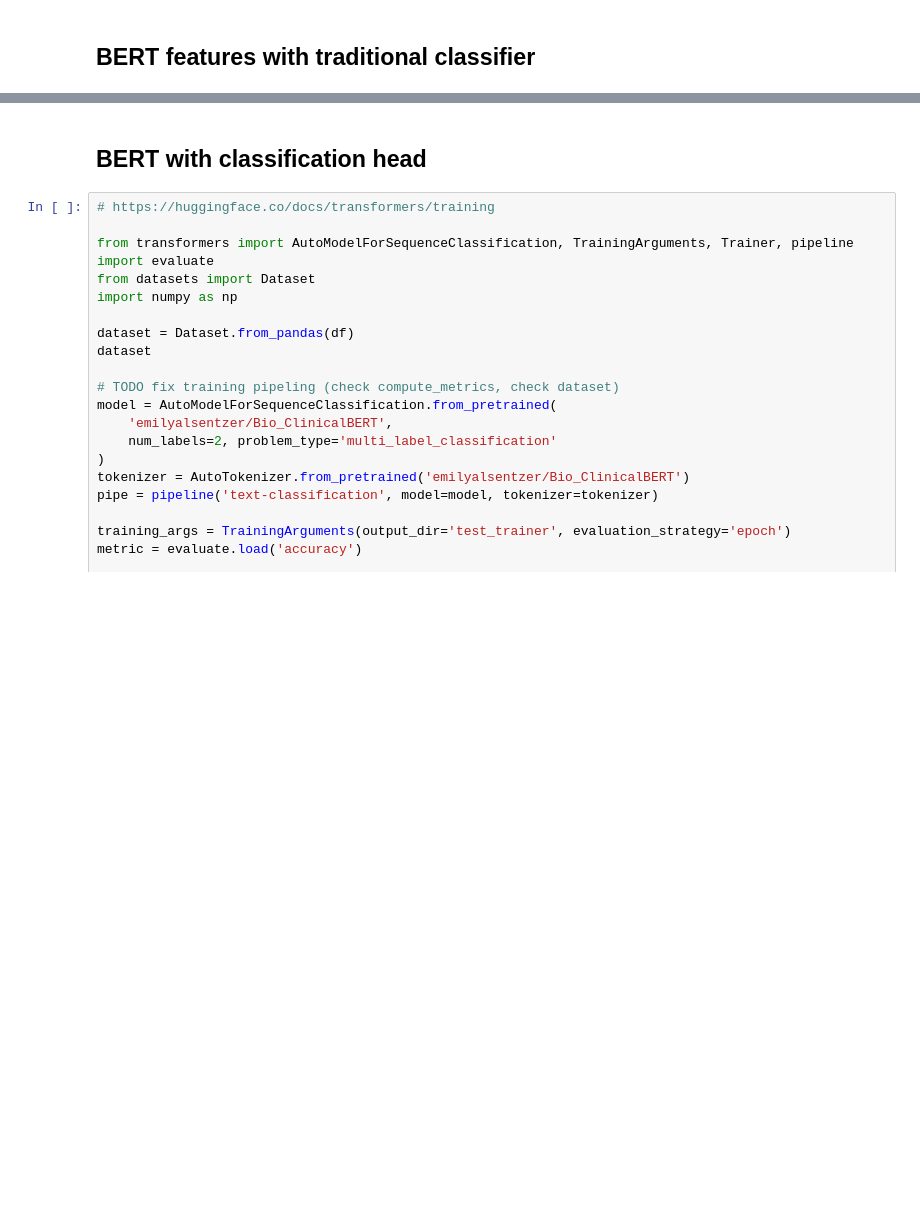
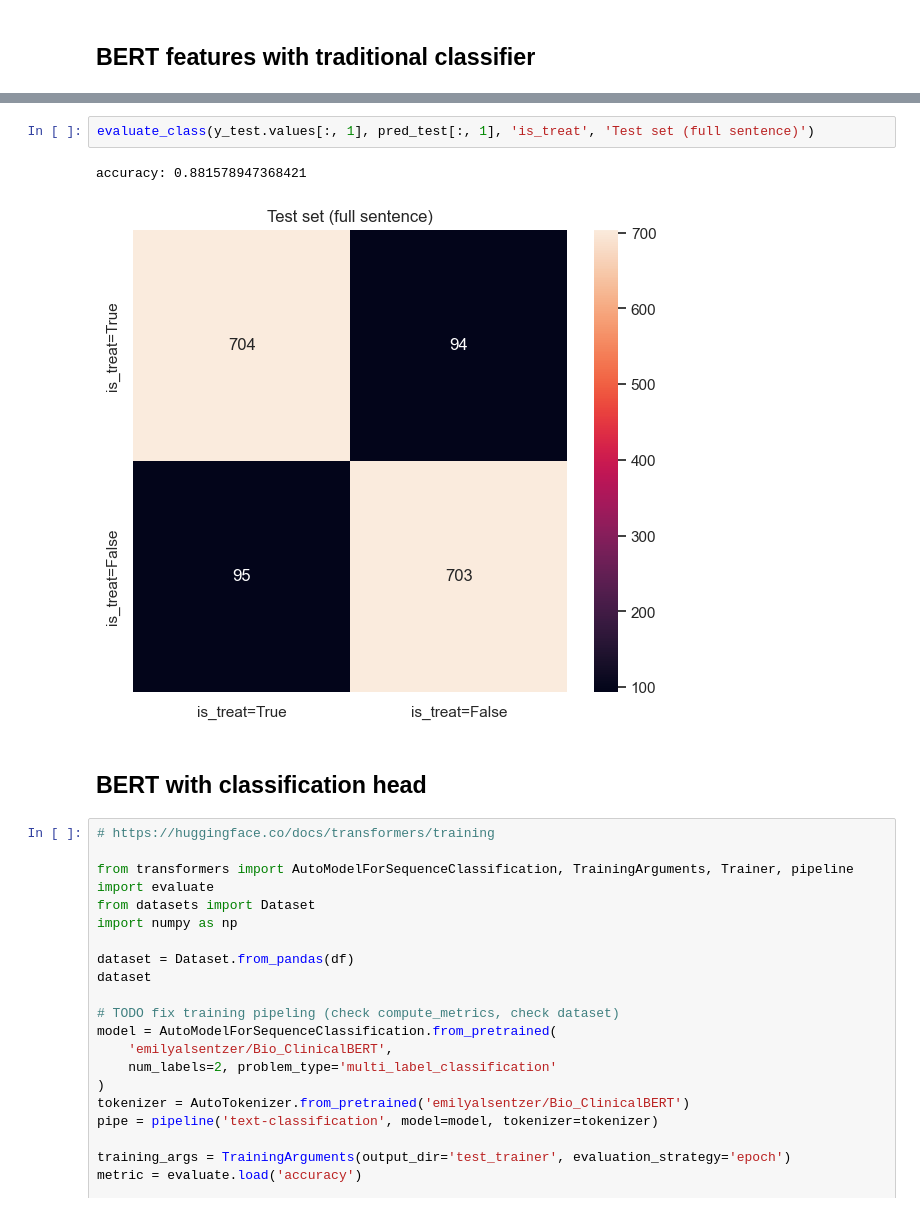
Before and after one commit to anaterovic/NLP, a Jupyter notebook: docs/milestone3.ipynb, the cells around one changed output, grey strips where cells are left out. Drawn from its saved outputs; the diff is of its cells as text; blank space fills up the shorter version.

```diff
--- a/docs/milestone3.ipynb
+++ b/docs/milestone3.ipynb
@@ -162,3 +361,8 @@ import numpy as np
+# %%
+evaluate_class(y_test.values[:, 1], pred_test[:, 1], 'is_treat', 'Test set (full sentence)')
+# %% [output]
+accuracy: 0.881578947368421
+[figure, added]
 # %% [markdown]
 ## BERT with classification head
 # %%
```
Also changed, not shown: parts of 27 cells of this notebook, 3 other files.
